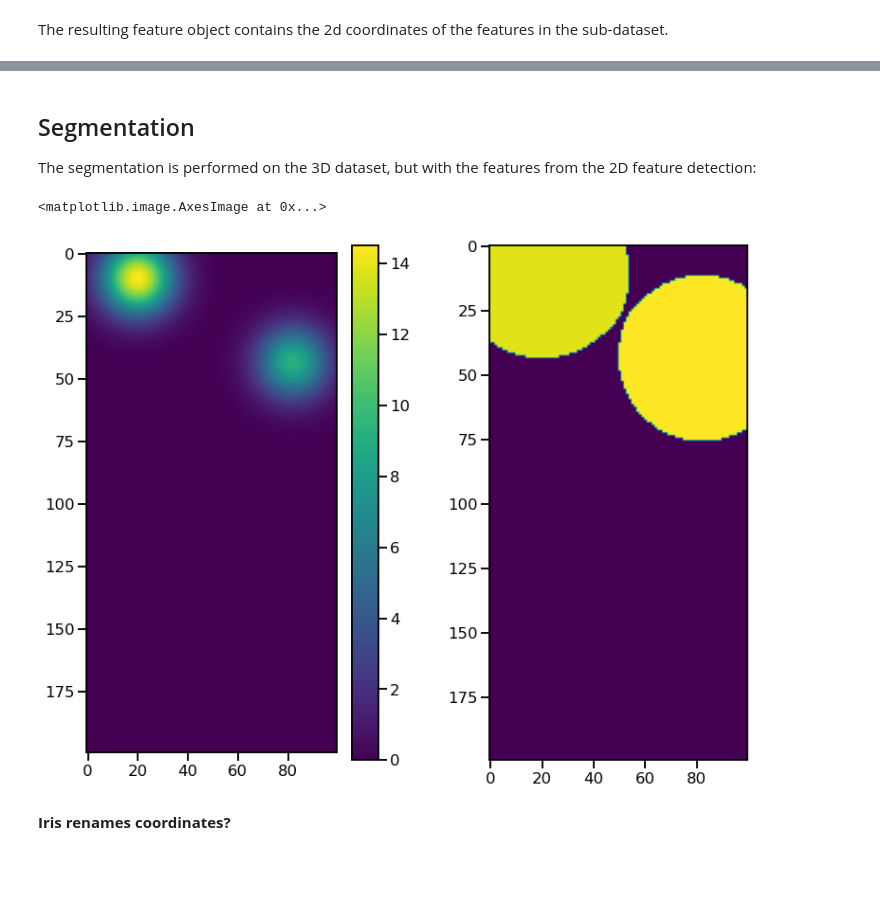
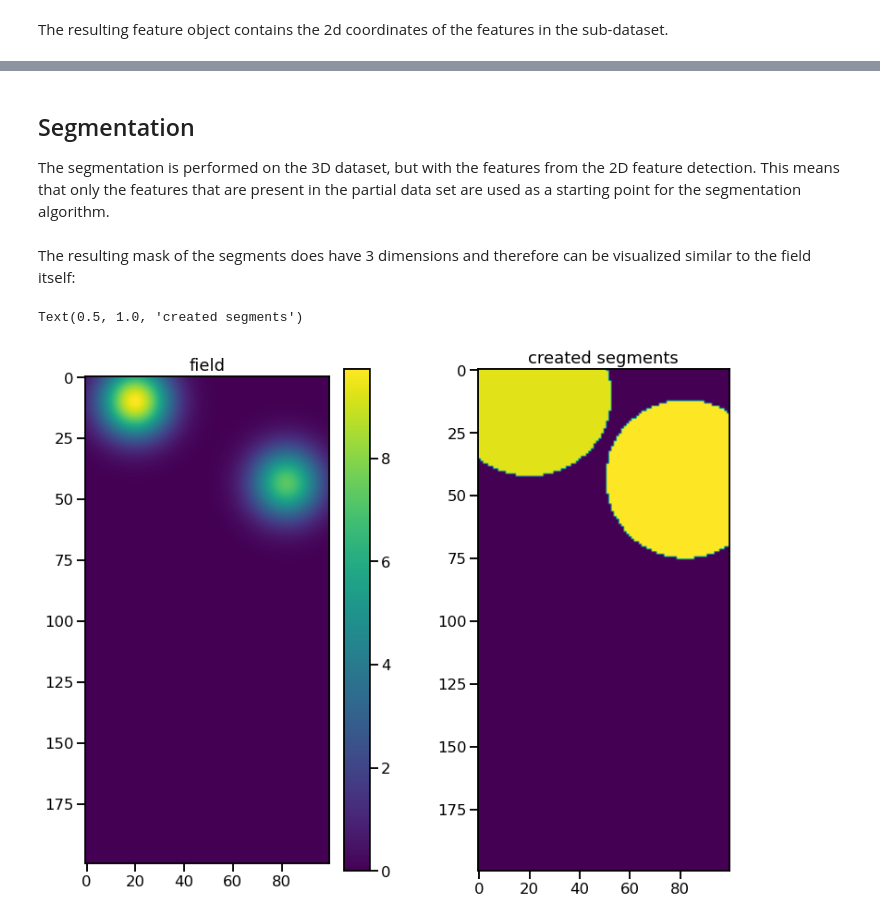
Before and after one commit to tobac-project/tobac-tutorials, a Jupyter notebook: tutorials/Basics/3d_data.ipynb, the cells around one changed output, grey strips where cells are left out. Drawn from its saved outputs; the diff is of its cells as text; code cells hidden in the pictures; blank space fills up the shorter version.

Commit message:
3d data finished

```diff
--- a/tutorials/Basics/3d_data.ipynb
+++ b/tutorials/Basics/3d_data.ipynb
@@ -67,20 +88,26 @@ The resulting feature object contains the 2d coordinates of the features in the
 # %% [markdown]
 ## Segmentation
 
-The segmentation is performed on the 3D dataset, but with the features from the 2D feature detection:
+The segmentation is performed on the 3D dataset, but with the features from the 2D feature detection. This means that only the features that are present in the partial data set are used as a starting point for the segmentation algorithm.
 # %%
 %%capture
 mask, features_mask = tobac.themes.tobac_v1.segmentation(features, data, dxy, threshold=thresholds)
+# %% [markdown]
+The resulting mask of the segments does have 3 dimensions and therefore can be visualized similar to the field itself:
 # %%
 fig, (ax1, ax2) = plt.subplots(ncols = 2, figsize = (13, 10))
 
 time = 20
-z = 2
+z = 0
+
+#fig.suptitle('z = {}'.format(z))
 
 cs = ax1.imshow(data[time, z])
+ax1.set_title('field')
 plt.colorbar(cs, ax = ax1)
 
 ax2.imshow(mask[time, z])
+ax2.set_title('created segments')
 # %% [output]
-<matplotlib.image.AxesImage at 0x...>
+Text(0.5, 1.0, 'created segments')
-[figure, old version]
+[figure, new version]
@@ -96,2 +113,0 @@ mask_1, features_mask_1 = tobac.themes.tobac_v1.segmentation(features, data, dxy
-# %% [markdown]
-**Iris renames coordinates?**
```
Also changed, not shown: parts of 27 cells of this notebook.
